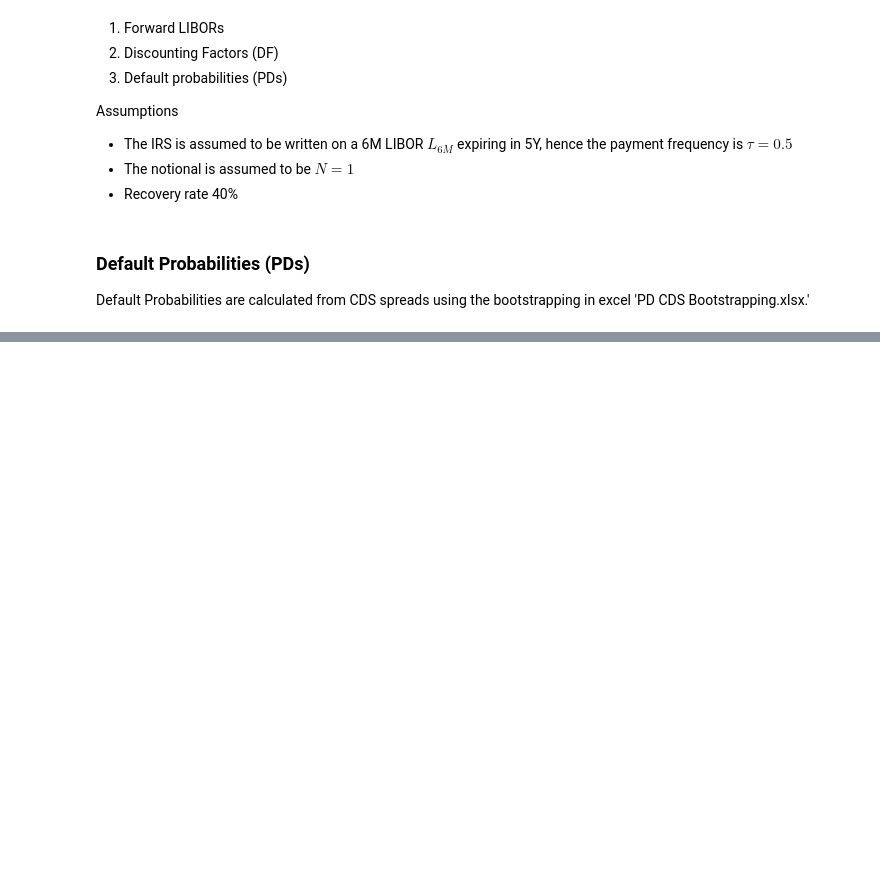
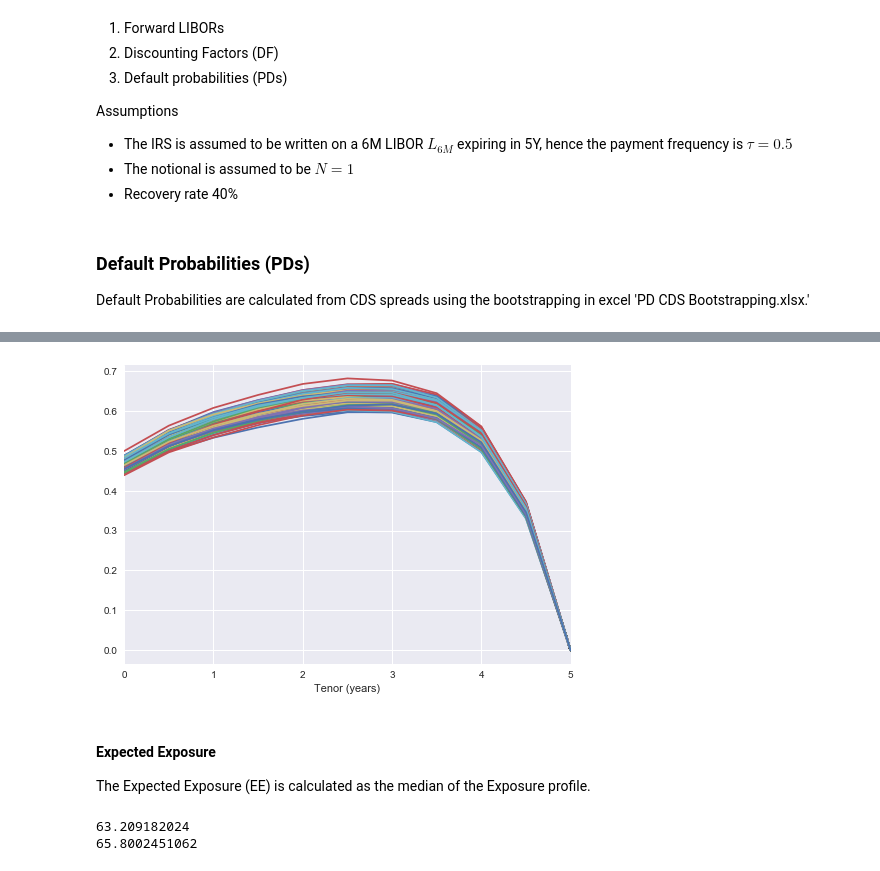
Before and after one commit to anchalsri82/Python, a Jupyter notebook: CVA/CVA.ipynb, the cells around one changed output, grey strips where cells are left out. Saved outputs shown, nothing was run; the diff lists cells and outputs as text; code cells hidden in the pictures; blank space fills up the shorter version.

```diff
--- a/CVA/CVA.ipynb
+++ b/CVA/CVA.ipynb
@@ -94,0 +201,20 @@ IFrame("PCA_Chart.pdf", width=600, height=450)
+# %%
+ZCB_plus = 1.0 / (1 + freq * L_plus)
+ZCB_plus.iloc[0, :] = 1.0
+ZCB_plus = ZCB_plus.cumprod()
+ZCB_plus_mean = pd.Series(index=ZCB_plus.index, data=np.mean(ZCB_plus, axis=1))
+
+DF = pd.DataFrame(index=ZCB_plus.index, columns=list(ZCB_plus.index))
+DF.loc[0.0, :] = ZCB_plus_mean
+
+
+for index, row in DF.iterrows():
+    if index == 0.0:
+        continue
+    x = DF.loc[0.0][row.index]/DF.loc[0.0, index]
+    x[x > 1] = 0
+    DF.loc[index, :] = x
+
+DF2 = DF.copy()
+np.fill_diagonal(DF2.values, 1)
+DF2
@@ -94,0 +264,48 @@ IFrame("PCA_Chart.pdf", width=600, height=450)
+# %%
+np.fill_diagonal(DF.values, 0)
+N = 1.0
+V_plus = N * freq * DF.dot(L_plus - K_plus)
+E_plus = np.maximum(V_plus, 0)
+
+E_plus2 = np.array(E_plus, dtype=np.float32)
+E_plus_masked = np.ma.masked_where(E_plus2 == 0, E_plus2)
+
+
+E_plus.loc[:, E_plus.loc[0.5] > 0].plot().plot(title='Exposure Profiles')
+_ = plt.xlabel('Tenor (years)')
+_ = plt.legend('')  # remove legend
+# %% [output]
+[figure, added]
+# %% [markdown]
+#### Expected Exposure
+The Expected Exposure (EE) is calculated as the median of the Exposure profile.
+# %%
+
+EE_plus_median = pd.Series(index=E_plus.index[:-1], data=np.ma.median(E_plus_masked[:-1], axis=1))
+EE_plus_median.loc[5.0] = 0.0
+EE_plus_mean = pd.Series(index=E_plus.index[:-1], data=np.ma.mean(E_plus_masked[:-1], axis=1))
+EE_plus_mean.loc[5.0] = 0.0
+
+PFE_plus = pd.Series(index=E_plus.index, data=np.percentile(E_plus_masked, q=97.5, axis=1))
+
+index_interpol = ['0.0-0.5', '0.5-1.0', '1.0-1.5', '1.5-2.0', '2.0-2.5', '2.5-3.0', '3.0-3.5', '3.5-4.0', '4.0-4.5', '4.5-5.0']
+
+EE_plus_median_interpol = (EE_plus_median + EE_plus_median.shift(-1)) / 2.0
+EE_plus_median_interpol = EE_plus_median_interpol.iloc[:-1]
+EE_plus_median_interpol.index = index_interpol
+
+DF_interpol = DF.loc[0.0, :].copy()
+DF_interpol[0.0] = 1.0
+DF_interpol = (DF_interpol + DF_interpol.shift(-1))/2.0
+DF_interpol = DF_interpol.iloc[:-1]
+DF_interpol.index = index_interpol
+
+PD_interpol = data2['PD'].iloc[1:]
+PD_interpol.index = index_interpol
+
+
+print (np.max(EE_plus_median)*100.0)
+print (np.max(PFE_plus)*100.0)
+# %% [output]
+63.209182024
+65.8002451062
```
Also changed, not shown: parts of 18 cells of this notebook, 11 other files.
